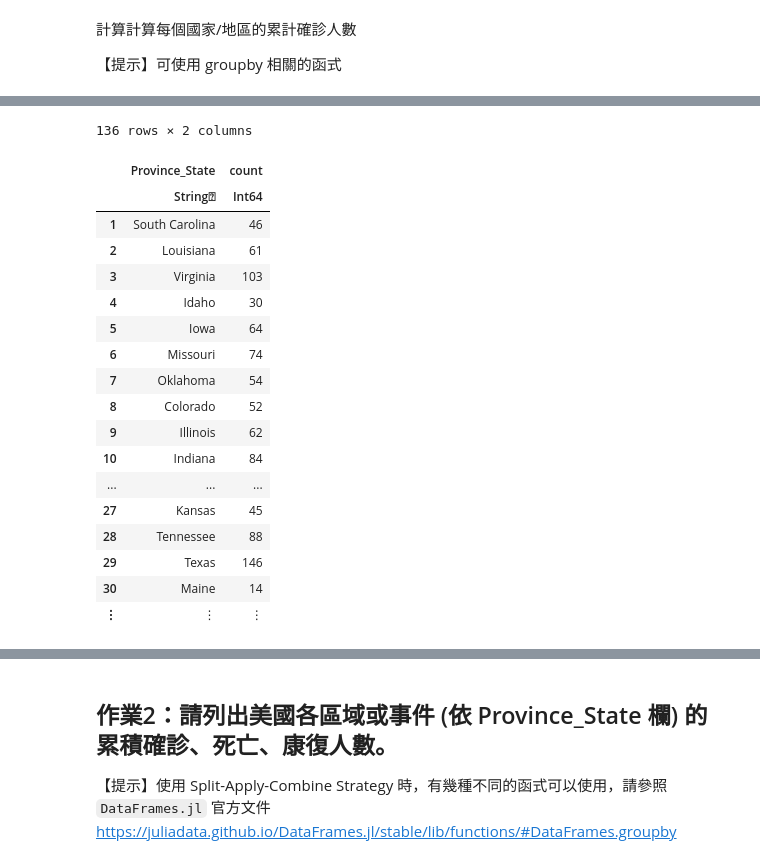
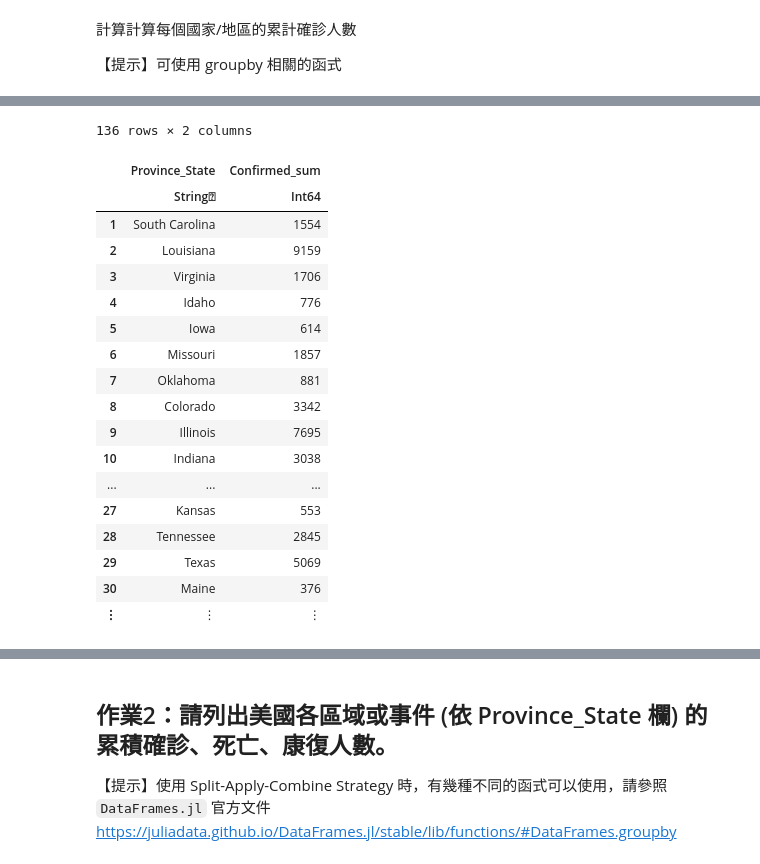
Before and after one commit to AbandonBlue/1st-JuliaMarathon, a Jupyter notebook: hw/julia_018_hw.ipynb, the cells around one changed output, grey strips where cells are left out. Cells and saved outputs as stored; diff of their text form; code cells hidden in the pictures.

```diff
--- a/hw/julia_018_hw.ipynb
+++ b/hw/julia_018_hw.ipynb
@@ -35,23 +58,23 @@ df = CSV.read("04-02-2020.csv")
 # %%
 # groupby 地區, 算 length
-by(df, :Province_State, count = :Province_State => length)
+by(df, :Province_State, :Confirmed => sum)
 # %% [output]
 136 rows × 2 columns
-|  | Province_State | count |
+|  | Province_State | Confirmed_sum |
 |  | String⍰ | Int64 |
-| 1 | South Carolina | 46 |
-| 2 | Louisiana | 61 |
-| 3 | Virginia | 103 |
-| 4 | Idaho | 30 |
-| 5 | Iowa | 64 |
-| 6 | Missouri | 74 |
-| 7 | Oklahoma | 54 |
-| 8 | Colorado | 52 |
-| 9 | Illinois | 62 |
-| 10 | Indiana | 84 |
+| 1 | South Carolina | 1554 |
+| 2 | Louisiana | 9159 |
+| 3 | Virginia | 1706 |
+| 4 | Idaho | 776 |
+| 5 | Iowa | 614 |
+| 6 | Missouri | 1857 |
+| 7 | Oklahoma | 881 |
+| 8 | Colorado | 3342 |
+| 9 | Illinois | 7695 |
+| 10 | Indiana | 3038 |
 | ... | ... | ... |
-| 27 | Kansas | 45 |
-| 28 | Tennessee | 88 |
-| 29 | Texas | 146 |
-| 30 | Maine | 14 |
+| 27 | Kansas | 553 |
+| 28 | Tennessee | 2845 |
+| 29 | Texas | 5069 |
+| 30 | Maine | 376 |
 | ⋮ | ⋮ | ⋮ |
```
Also changed, not shown: parts of 5 cells of this notebook.
